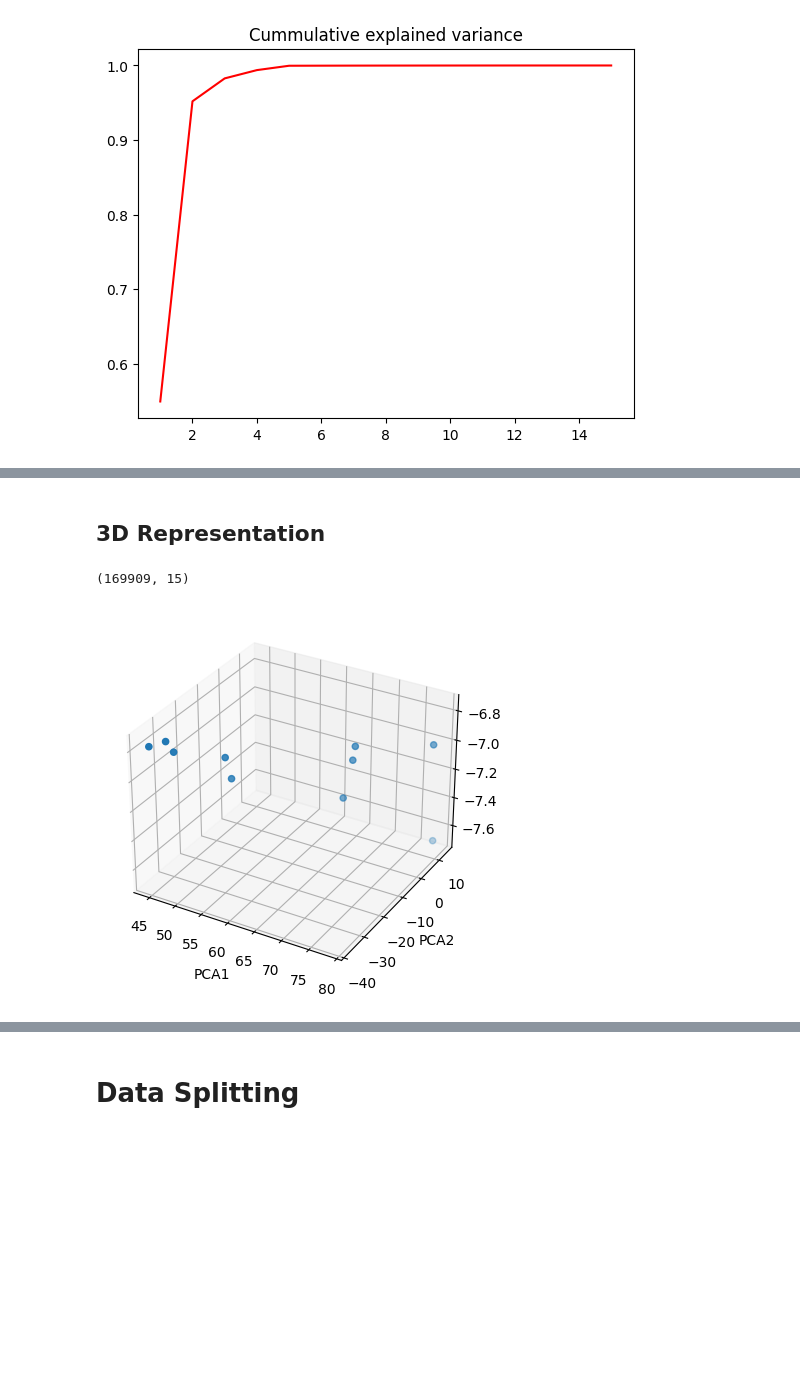
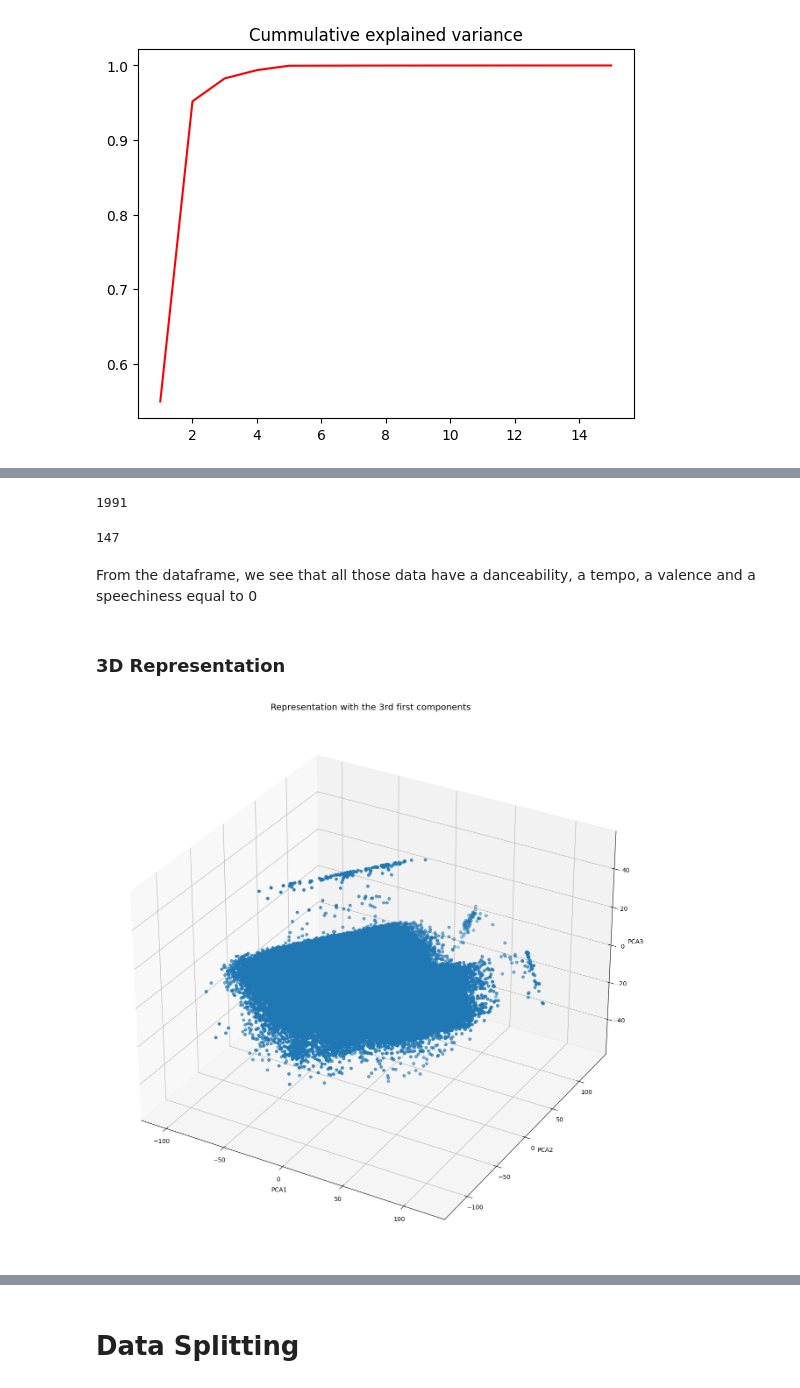
Before and after one commit to Manuela-AYO/DAProject2022, a Jupyter notebook: spotifyAnalysis.ipynb, the cells around one changed output, grey strips where cells are left out. Saved outputs shown, nothing was run; the diff lists cells and outputs as text; code cells hidden in the pictures; blank space fills up the shorter version.

Commit message:
Preprocess + popularity

```diff
--- a/spotifyAnalysis.ipynb
+++ b/spotifyAnalysis.ipynb
@@ -69,0 +168,3 @@ False
+# %%
+# change the data type of name from object to string
+df["name"] = df["name"].astype("string")
@@ -69,0 +177,6 @@ False
+# %%
+# the popularity is between 0 and 100 so 8 bits are enough
+df["popularity"] = df["popularity"].astype("int8")
+# %%
+# speechiness is between 0.0 and 1.0
+df["speechiness"] = df["speechiness"].astype("float16")
@@ -70,3 +191,6 @@ False
+# %%
+# valence is between 0.0 and 1.0
+df["valence"] = df["valence"].astype("float16")
 # %%
 # remove the release_date column because of the inconsistency of its data
 # sometimes we have the whole date and other times, it's just the year
@@ -176,16 +397,24 @@ From this plot, we can see that 3 components are enough to get good insights of
+# %%
+new_df[new_df["id"].isin(id2)]["year"].min()
+# %% [output]
+1991
+# %%
+len(new_df[(new_df["danceability"] == 0) & (new_df["tempo"] == 0) &  (new_df["valence"] == 0) & (new_df["speechiness"] == 0)]["id"].value_counts())
+# %% [output]
+147
+# %% [markdown]
+From the dataframe, we see that all those data have a danceability, a tempo, a valence and a speechiness equal to 0
 # %% [markdown]
-## 3D Representation
+### 3D Representation
-# %%
-pca_model.shape
-# %% [output]
-(169909, 15)
 # %%
 from mpl_toolkits.mplot3d import Axes3D
-fig = plt.figure()
+fig = plt.figure(figsize=(16,16))
 ax = fig.add_subplot(111, projection="3d")
-ax.scatter(pca_model[:10, 0], pca_model[:10, 1], pca_model[:10, 2])
+ax.set_title("Representation with the 3rd first components")
+ax.scatter(pca_model[:, 0], pca_model[:, 1], pca_model[:, 2])
 ax.set_xlabel("PCA1")
 ax.set_ylabel("PCA2")
+ax.set_zlabel("PCA3")
 plt.show()
 # %% [output]
-[figure, old version]
+[figure, new version]
```
Also changed, not shown: parts of 89 cells of this notebook.
